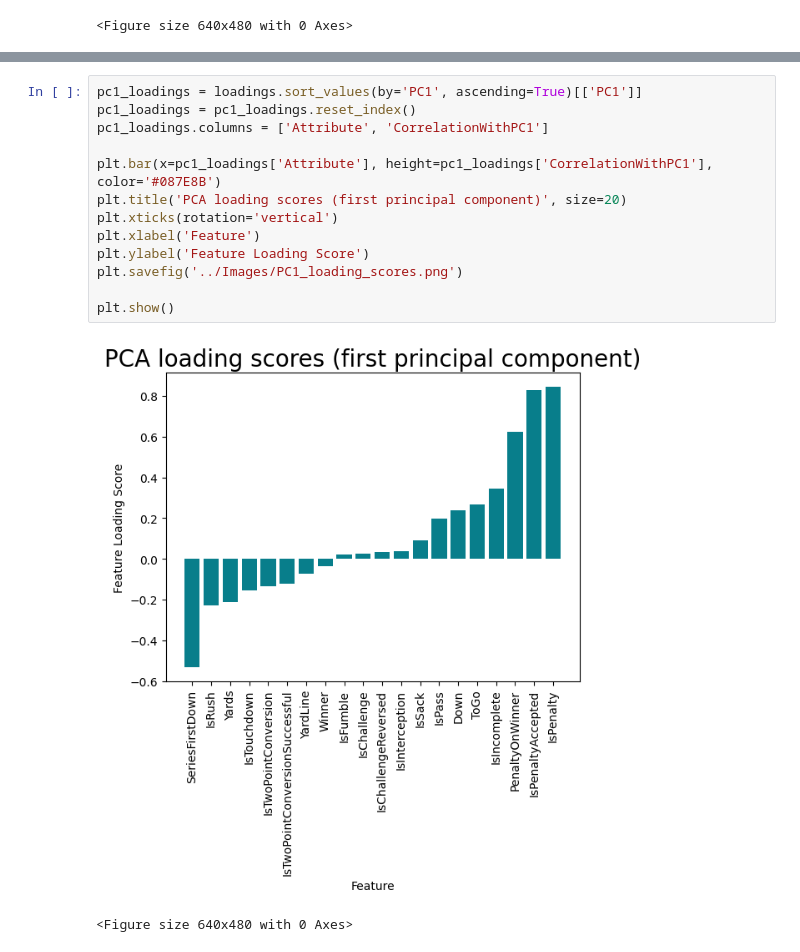
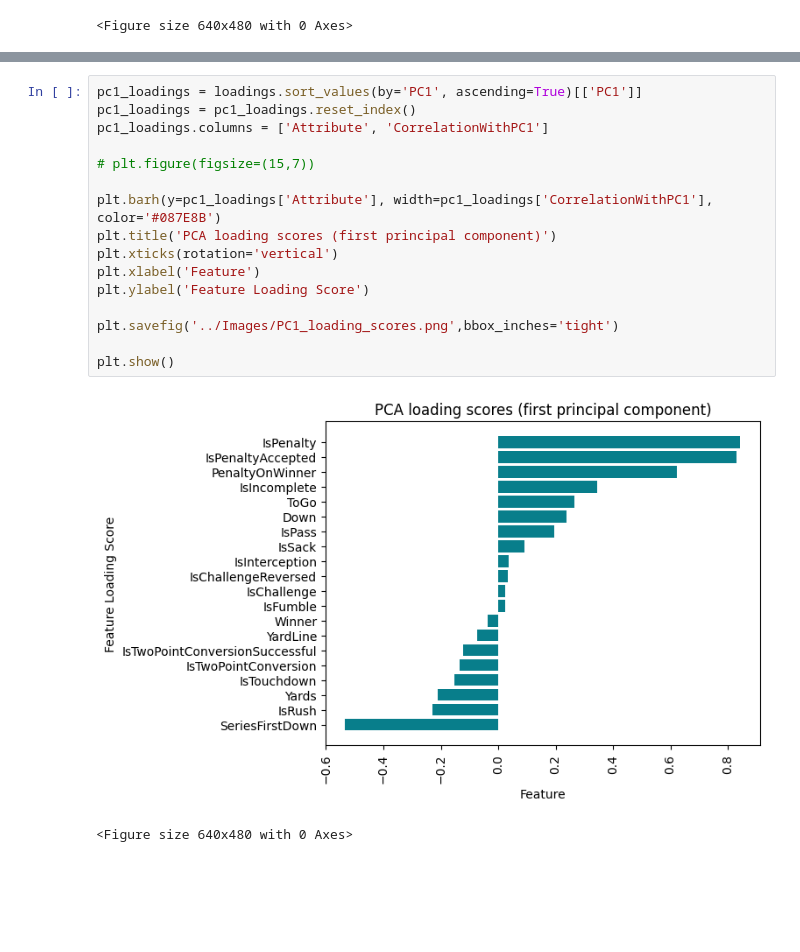
Before and after one commit to Pratik-Chaudhari-ggc/GT-Hacklytics, a Jupyter notebook: notebooks/dtc-notebook.ipynb, the cells around one changed output, grey strips where cells are left out. Drawn from its saved outputs; the diff is of its cells as text; blank space fills up the shorter version.

```diff
--- a/notebooks/dtc-notebook.ipynb
+++ b/notebooks/dtc-notebook.ipynb
@@ -98,18 +98,21 @@ loadings.head()
 # %%
 pc1_loadings = loadings.sort_values(by='PC1', ascending=True)[['PC1']]
 pc1_loadings = pc1_loadings.reset_index()
 pc1_loadings.columns = ['Attribute', 'CorrelationWithPC1']
 
-plt.bar(x=pc1_loadings['Attribute'], height=pc1_loadings['CorrelationWithPC1'], color='#087E8B')
-plt.title('PCA loading scores (first principal component)', size=20)
+# plt.figure(figsize=(15,7))
+
+plt.barh(y=pc1_loadings['Attribute'], width=pc1_loadings['CorrelationWithPC1'], color='#087E8B')
+plt.title('PCA loading scores (first principal component)')
 plt.xticks(rotation='vertical')
 plt.xlabel('Feature')
 plt.ylabel('Feature Loading Score')
-plt.savefig('../Images/PC1_loading_scores.png')
+
+plt.savefig('../Images/PC1_loading_scores.png',bbox_inches='tight')
 
 plt.show()
 # %% [output]
-[figure, old version]
+[figure, new version]
 # %%
 # %% [output]
 <Figure size 640x480 with 0 Axes>
```
Also changed, not shown: parts of 1 cell of this notebook, 2 other files.
